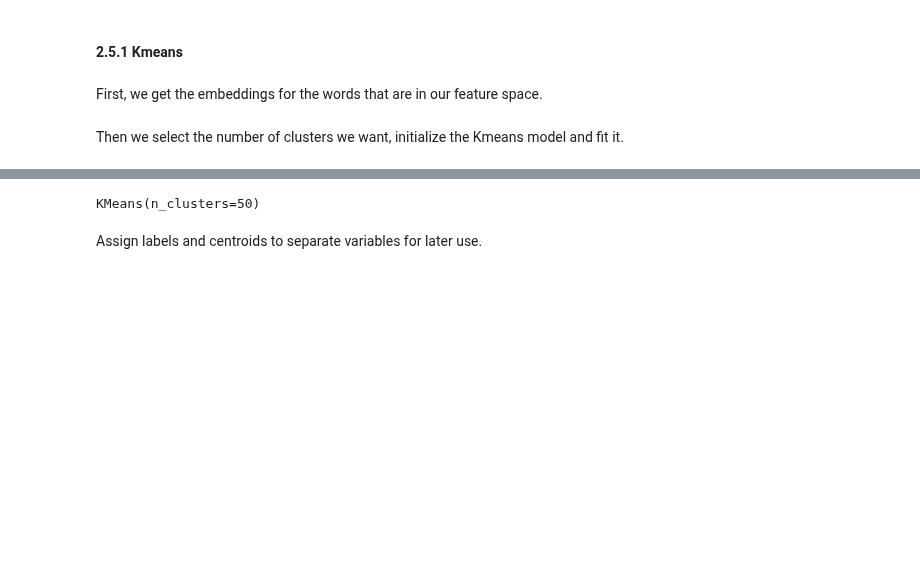
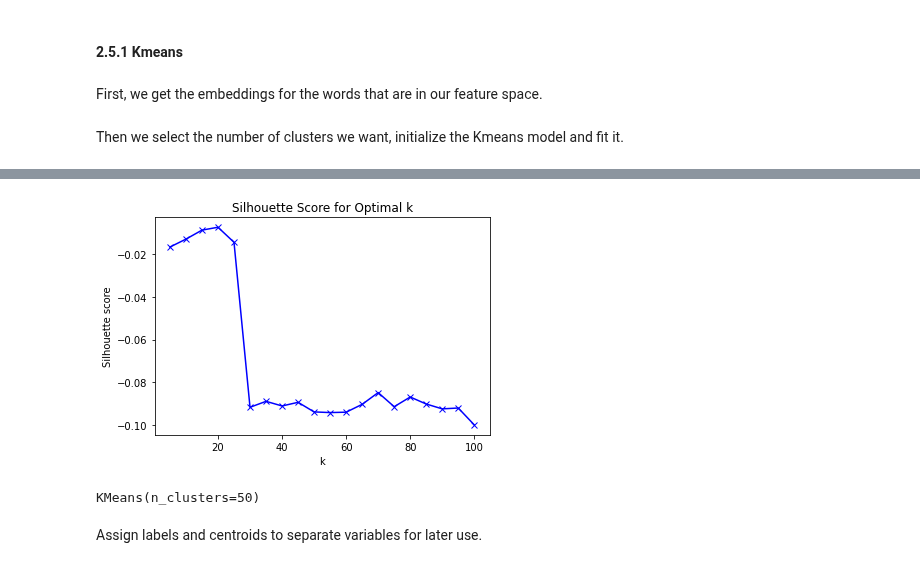
Before and after one commit to maybemkl/wmdecompose, a Jupyter notebook: notebooks/IMDB_example.ipynb, the cells around one changed output, grey strips where cells are left out. Saved outputs shown, nothing was run; the diff lists cells and outputs as text; code cells hidden in the pictures; blank space fills up the shorter version.

```diff
--- a/notebooks/IMDB_example.ipynb
+++ b/notebooks/IMDB_example.ipynb
@@ -266,3 +270,7 @@ plt.show()
+# %%
+plot_kmeans(K,wvec_silhouette,"silhouette")
+# %% [output]
+[figure, added]
 # %%
 NUM_CLUSTERS = 50
 kmeans = cluster.KMeans(n_clusters=NUM_CLUSTERS, verbose=0)
```
Also changed, not shown: parts of 40 cells of this notebook.
